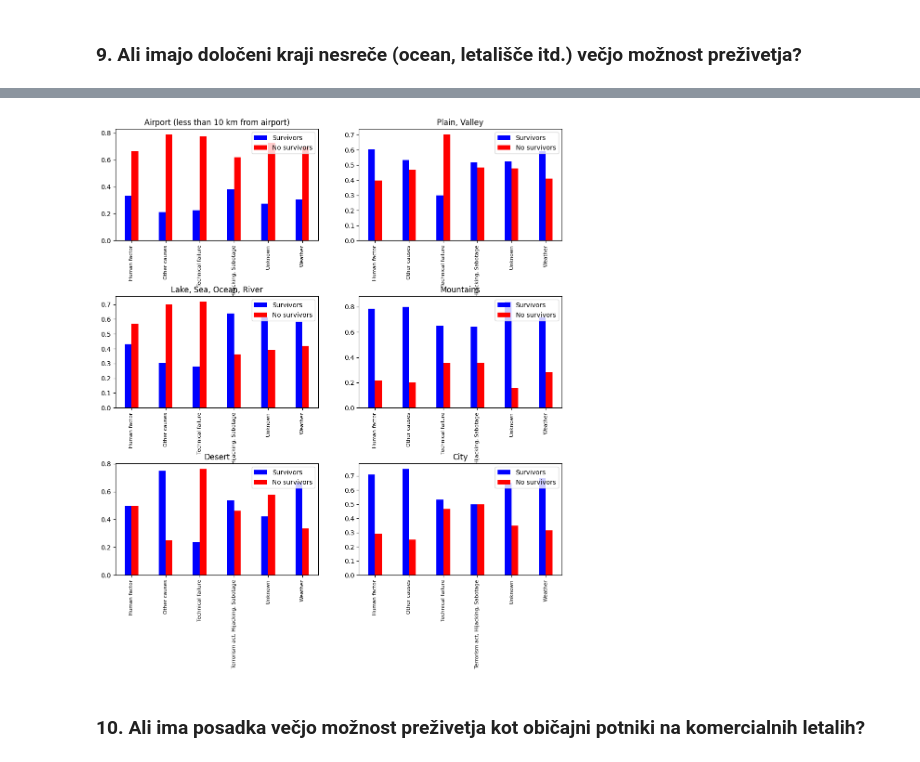
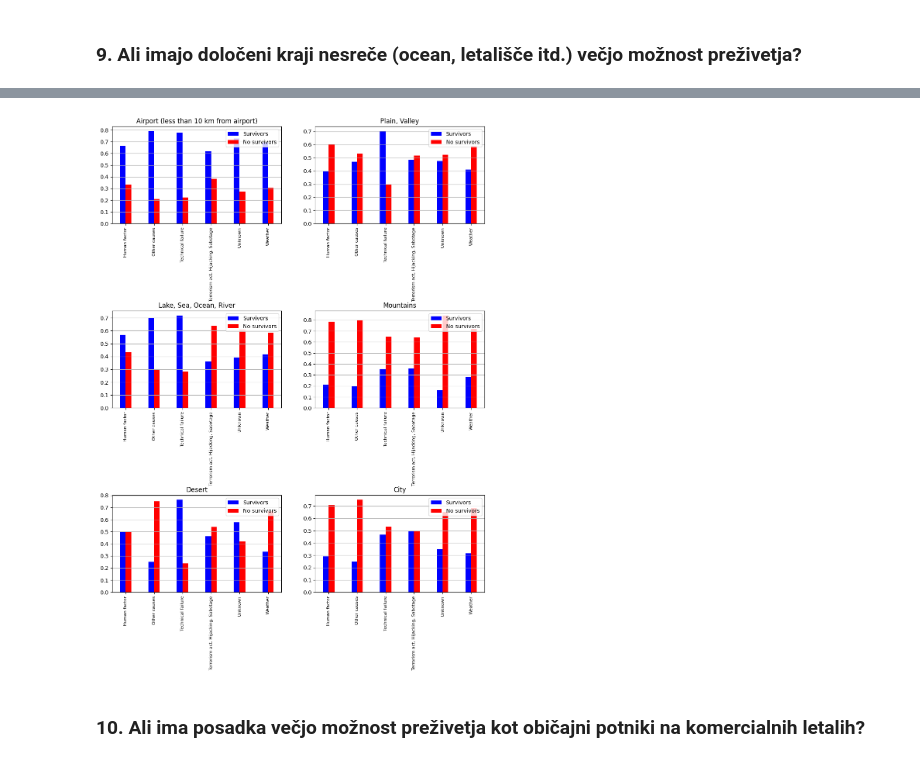
Before and after one commit to NikUlj/PR24NUJRSLSTKKM, a Jupyter notebook: PR24NUJRSLSTKKM.ipynb, the cells around one changed output, grey strips where cells are left out. Cells and saved outputs as stored; diff of their text form; code cells hidden in the pictures.

```diff
--- a/PR24NUJRSLSTKKM.ipynb
+++ b/PR24NUJRSLSTKKM.ipynb
@@ -759,15 +759,17 @@ x_axis = np.arange(len(survivors))
 x = []
 y = []
 for i in survivors:
+    """
     print(i, end=': ')
-    print(survivors[i])
+    print(survivors[i])"""
     sum = survivors[i][0] + survivors[i][1]
     x.append(survivors[i][0] / sum)
     y.append(survivors[i][1] / sum)
 
-plt.bar(x_axis - 0.1, y, 0.2, color='b', label='Survivors')
-plt.bar(x_axis + 0.1, x, 0.2, color='r', label='No survivors')
+plt.bar(x_axis - 0.1, x, 0.2, color='b', label='Survivors')
+plt.bar(x_axis + 0.1, y, 0.2, color='r', label='No survivors')
 plt.xticks(x_axis, survivors, rotation=90)
 plt.legend()
+plt.grid(True, axis='y')
 plt.show()
 # %% [output]
@@ -805,14 +801,16 @@ x_axis = np.arange(len(survivors))
 x = []
 y = []
 for i in survivors:
+    """
     print(i, end=': ')
-    print(survivors[i])
+    print(survivors[i])"""
     x.append(1 - (survivors[i][0][1] / survivors[i][0][0]))
     y.append(1 - (survivors[i][1][1] / survivors[i][1][0]))
 
-plt.bar(x_axis - 0.1, y, 0.2, color='b', label='Crew')
-plt.bar(x_axis + 0.1, x, 0.2, color='r', label='PAX')
+plt.bar(x_axis - 0.1, x, 0.2, color='b', label='Crew')
+plt.bar(x_axis + 0.1, y, 0.2, color='r', label='PAX')
 plt.xticks(x_axis, survivors, rotation=90)
 plt.legend()
+plt.grid(True, axis='y')
 plt.show()
 # %% [output]
@@ -839,37 +831,38 @@ for row in reader:
             survivors[site] = dict()
         if(cause not in survivors[site]):
             survivors[site][cause] = [0, 0]
         if(survival == 'Yes'):
             survivors[site][cause][0] += 1
         elif(survival == 'No'):
             survivors[site][cause][1] += 1
     else:
         survivors['NA'] = survivors.get('NA', 0) + 1
 
 survivors.pop('NA')
 
 ind = 1
 for i in survivors:
     survivors[i] = {key: value for key, value in sorted(survivors[i].items())}
     plt.subplot(3, 2, ind)
     x_axis = np.arange(len(survivors[i]))
     x = []
     y = []
     for j in survivors[i]:
         sum = survivors[i][j][0] + survivors[i][j][1]
         x.append(survivors[i][j][0] / sum)
         y.append(survivors[i][j][1] / sum)
     plt.title(i)
-    plt.bar(x_axis - 0.1, y, 0.2, color='b', label='Survivors')
-    plt.bar(x_axis + 0.1, x, 0.2, color='r', label='No survivors')
+    plt.bar(x_axis - 0.1, x, 0.2, color='b', label='Survivors')
+    plt.bar(x_axis + 0.1, y, 0.2, color='r', label='No survivors')
     plt.xticks(x_axis, survivors[i], rotation=90)
     plt.legend(loc='upper right')
+    plt.grid(True, axis='y')
     ind += 1
 
-plt.subplots_adjust(left=0, bottom=0, right=1.5, top=2, wspace=0.2, hspace=0.5)
+plt.subplots_adjust(left=0, bottom=0, right=1.5, top=2.5, wspace=0.2, hspace=0.9)
 plt.show()
 # %% [output]
-[figure, old version]
+[figure, new version]
 # %% [markdown]
 ### 10. Ali ima posadka večjo možnost preživetja kot običajni potniki na komercialnih letalih?
 # %%
```
Also changed, not shown: parts of 6 cells of this notebook.
